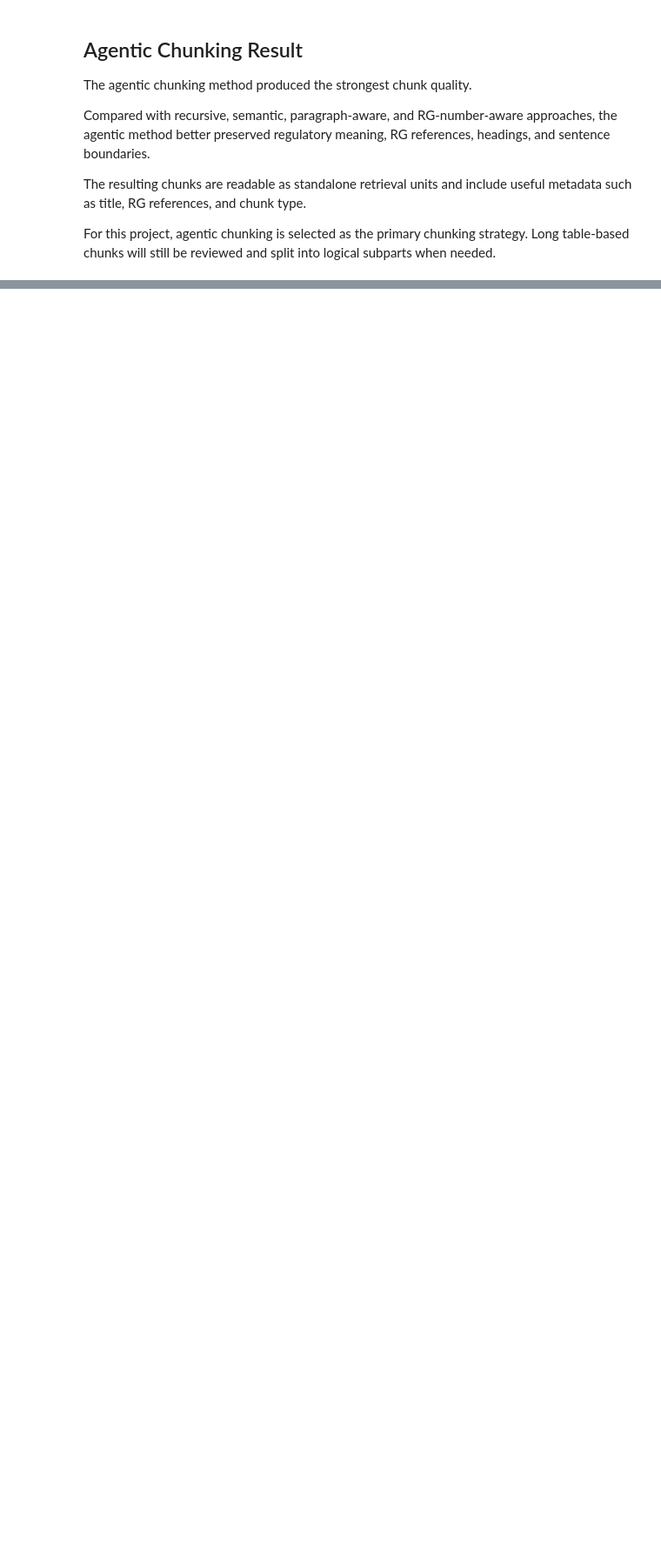
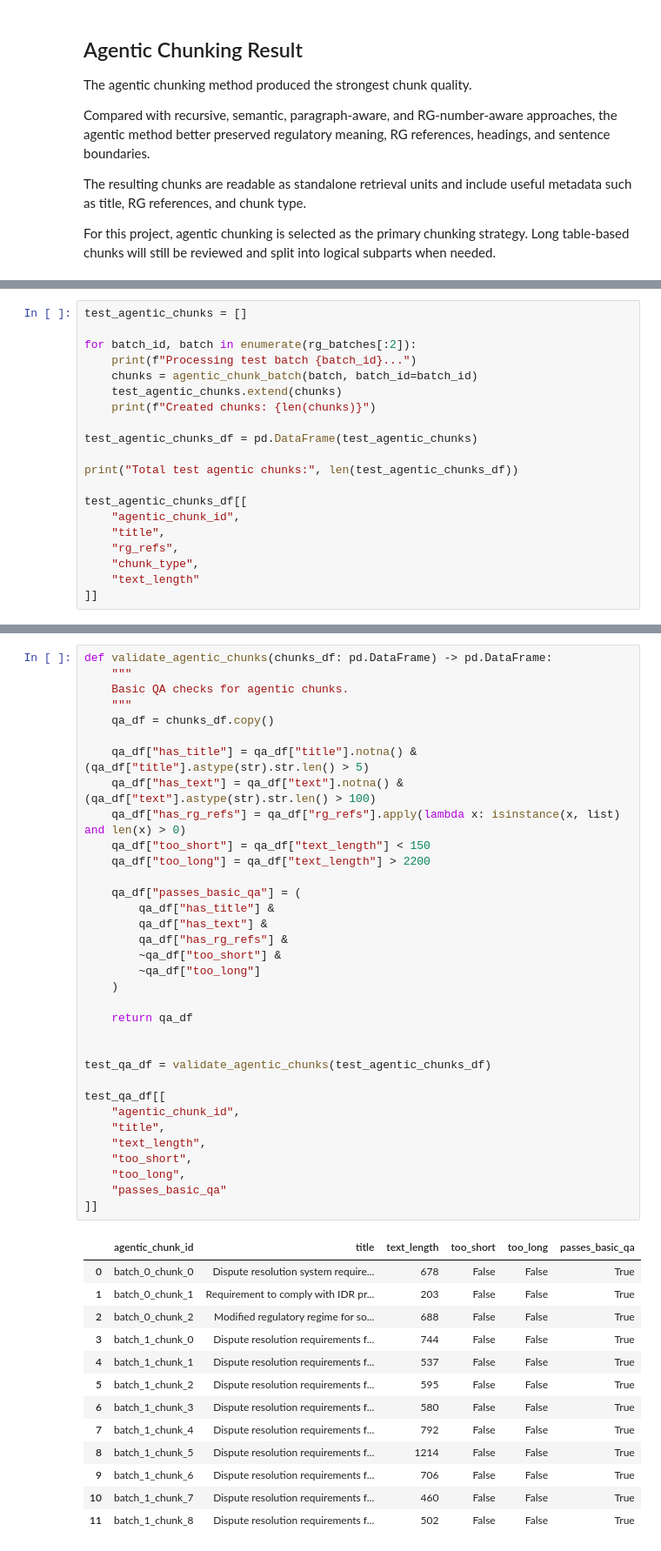
Before and after one commit to ozzy2438/Complaint-Intelligence-Platform-PII-Safe-Classification-RAG-Assistant-for-Financial-Complaints, a Jupyter notebook: complaint-intelligence-platform/notebooks/04_rag_rg271.ipynb, the cells around one changed output, grey strips where cells are left out. Shown at 87% size. Saved outputs shown, nothing was run; the diff lists cells and outputs as text; blank space fills up the shorter version.

```diff
--- a/complaint-intelligence-platform/notebooks/04_rag_rg271.ipynb
+++ b/complaint-intelligence-platform/notebooks/04_rag_rg271.ipynb
@@ -1313,0 +1443,20 @@ For this project, agentic chunking is selected as the primary chunking strategy.
+# %%
+test_agentic_chunks = []
+
+for batch_id, batch in enumerate(rg_batches[:2]):
+    print(f"Processing test batch {batch_id}...")
+    chunks = agentic_chunk_batch(batch, batch_id=batch_id)
+    test_agentic_chunks.extend(chunks)
+    print(f"Created chunks: {len(chunks)}")
+
+test_agentic_chunks_df = pd.DataFrame(test_agentic_chunks)
+
+print("Total test agentic chunks:", len(test_agentic_chunks_df))
+
+test_agentic_chunks_df[[
+    "agentic_chunk_id",
+    "title",
+    "rg_refs",
+    "chunk_type",
+    "text_length"
+]]
@@ -1313,0 +1509,48 @@ For this project, agentic chunking is selected as the primary chunking strategy.
+# %%
+def validate_agentic_chunks(chunks_df: pd.DataFrame) -> pd.DataFrame:
+    """
+    Basic QA checks for agentic chunks.
+    """
+    qa_df = chunks_df.copy()
+
+    qa_df["has_title"] = qa_df["title"].notna() & (qa_df["title"].astype(str).str.len() > 5)
+    qa_df["has_text"] = qa_df["text"].notna() & (qa_df["text"].astype(str).str.len() > 100)
+    qa_df["has_rg_refs"] = qa_df["rg_refs"].apply(lambda x: isinstance(x, list) and len(x) > 0)
+    qa_df["too_short"] = qa_df["text_length"] < 150
+    qa_df["too_long"] = qa_df["text_length"] > 2200
+
+    qa_df["passes_basic_qa"] = (
+        qa_df["has_title"] &
+        qa_df["has_text"] &
+        qa_df["has_rg_refs"] &
+        ~qa_df["too_short"] &
+        ~qa_df["too_long"]
+    )
+
+    return qa_df
+
+
+test_qa_df = validate_agentic_chunks(test_agentic_chunks_df)
+
+test_qa_df[[
+    "agentic_chunk_id",
+    "title",
+    "text_length",
+    "too_short",
+    "too_long",
+    "passes_basic_qa"
+]]
+# %% [output]
+|  | agentic_chunk_id | title | text_length | too_short | too_long | passes_basic_qa |
+| 0 | batch_0_chunk_0 | Dispute resolution system require... | 678 | False | False | True |
+| 1 | batch_0_chunk_1 | Requirement to comply with IDR pr... | 203 | False | False | True |
+| 2 | batch_0_chunk_2 | Modified regulatory regime for so... | 688 | False | False | True |
+| 3 | batch_1_chunk_0 | Dispute resolution requirements f... | 744 | False | False | True |
+| 4 | batch_1_chunk_1 | Dispute resolution requirements f... | 537 | False | False | True |
+| 5 | batch_1_chunk_2 | Dispute resolution requirements f... | 595 | False | False | True |
+| 6 | batch_1_chunk_3 | Dispute resolution requirements f... | 580 | False | False | True |
+| 7 | batch_1_chunk_4 | Dispute resolution requirements f... | 792 | False | False | True |
+| 8 | batch_1_chunk_5 | Dispute resolution requirements f... | 1214 | False | False | True |
+| 9 | batch_1_chunk_6 | Dispute resolution requirements f... | 706 | False | False | True |
+| 10 | batch_1_chunk_7 | Dispute resolution requirements f... | 460 | False | False | True |
+| 11 | batch_1_chunk_8 | Dispute resolution requirements f... | 502 | False | False | True |
```
Also changed, not shown: parts of 10 cells of this notebook, 27 other files.
